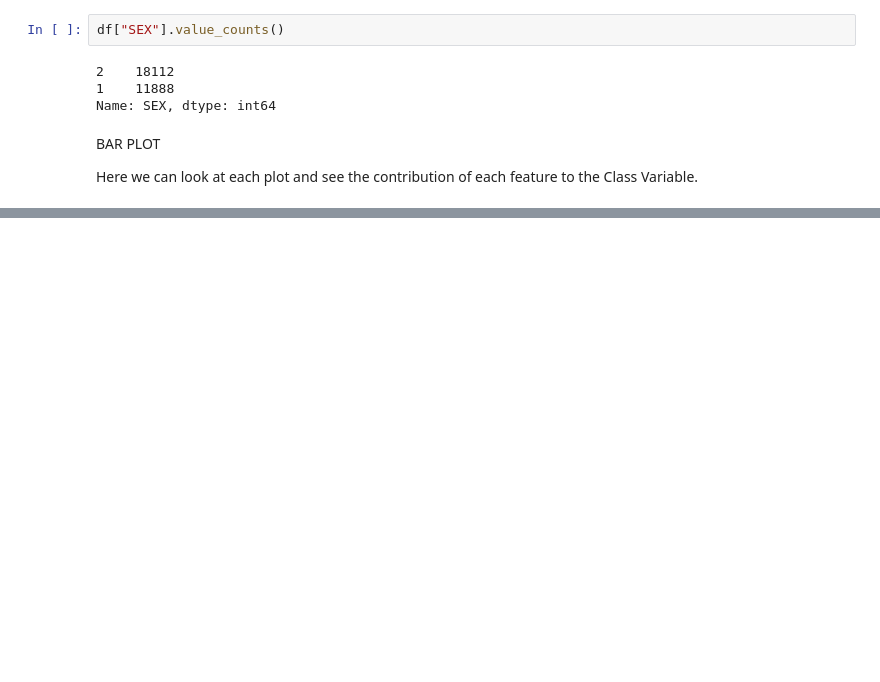
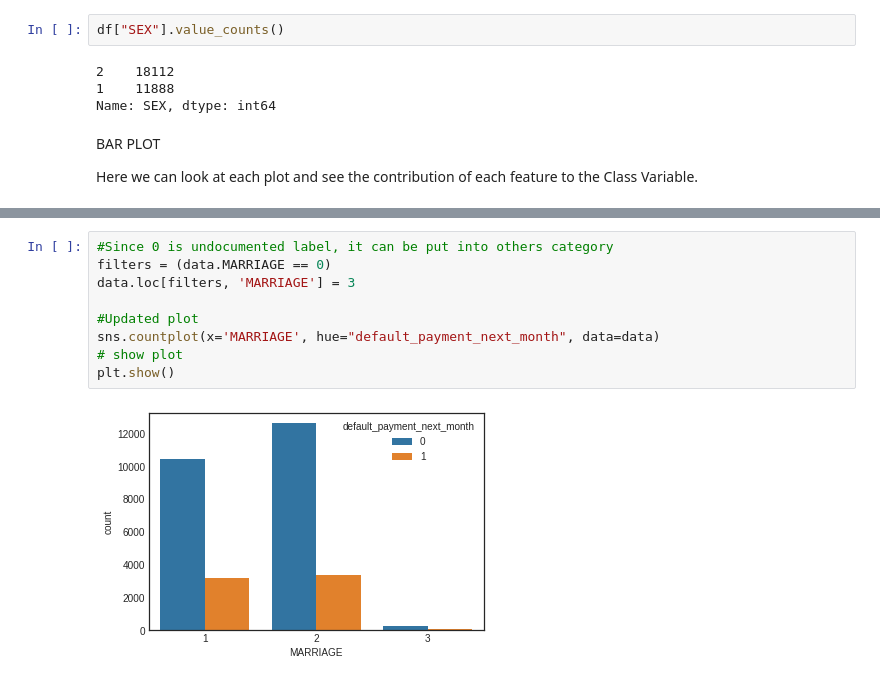
Before and after one commit to 200Richa/Credit-Card-Default-Detection, a Jupyter notebook: CreditCardFaultDetection.ipynb, the cells around one changed output, grey strips where cells are left out. Drawn from its saved outputs; the diff is of its cells as text; blank space fills up the shorter version.

```diff
--- a/CreditCardFaultDetection.ipynb
+++ b/CreditCardFaultDetection.ipynb
@@ -320,0 +437,11 @@ plt.tight_layout()
+# %%
+#Since 0 is undocumented label, it can be put into others category
+filters = (data.MARRIAGE == 0)
+data.loc[filters, 'MARRIAGE'] = 3
+
+#Updated plot
+sns.countplot(x='MARRIAGE', hue="default_payment_next_month", data=data)
+# show plot
+plt.show()
+# %% [output]
+[figure, added]
```
Also changed, not shown: parts of 48 cells of this notebook.
